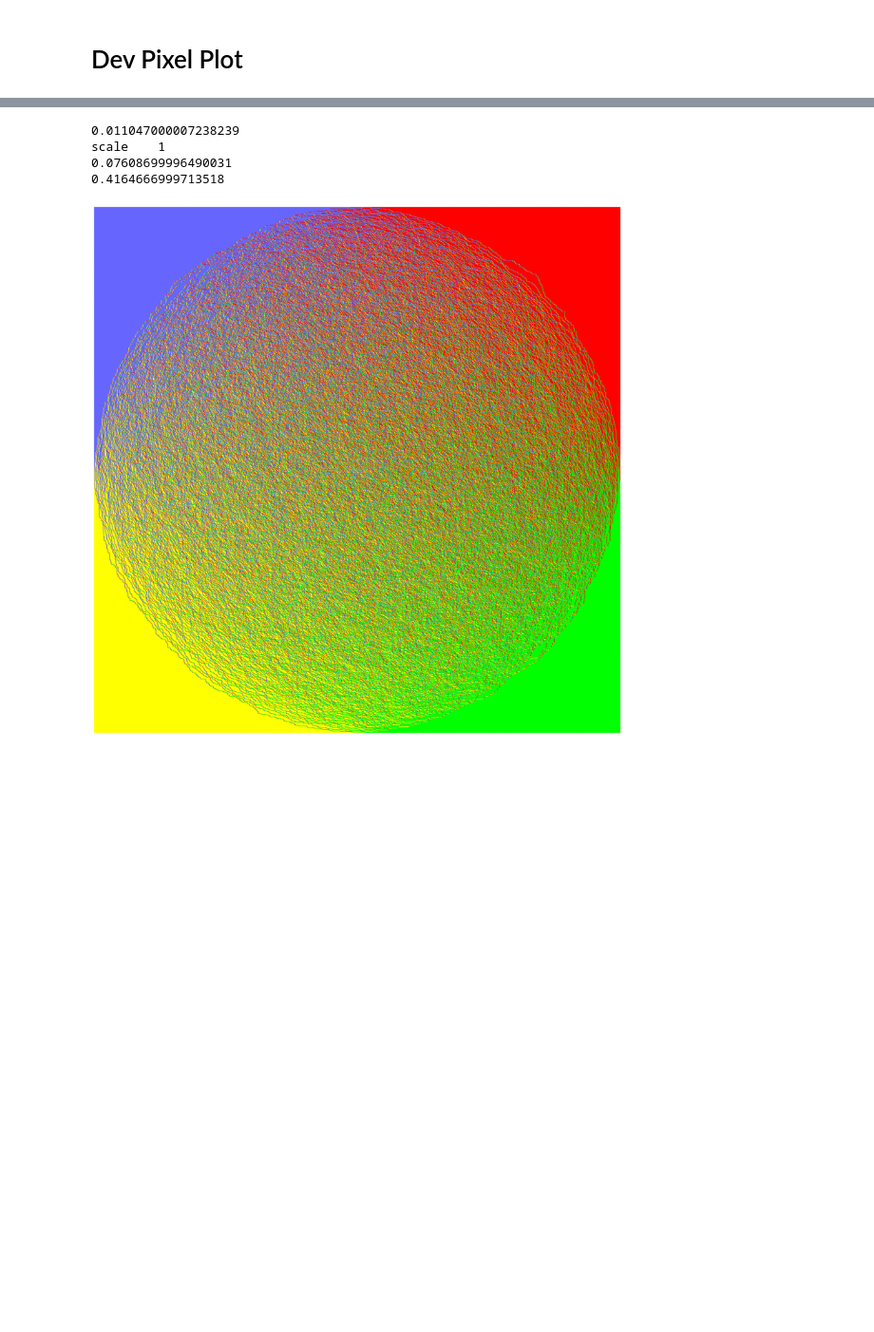
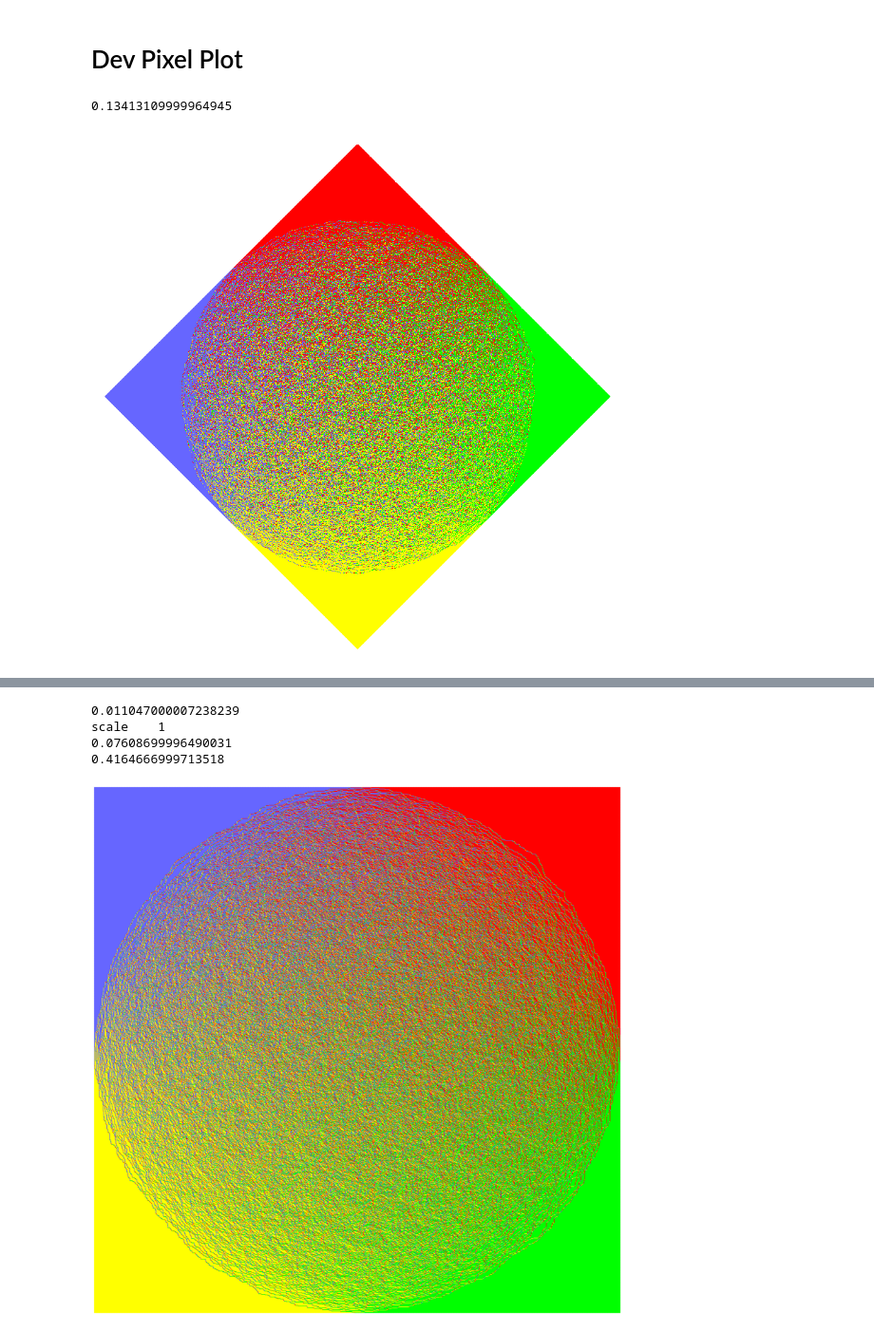
Before and after one commit to MaxvanHorssen/random-tilings, a Jupyter notebook: Dev Pixel Plot.ipynb, the cells around one changed output, grey strips where cells are left out. Shown at 95% size. Cells and saved outputs as stored; diff of their text form; code cells hidden in the pictures; blank space fills up the shorter version.

```diff
--- a/Dev Pixel Plot.ipynb
+++ b/Dev Pixel Plot.ipynb
@@ -241,6 +243,17 @@ def rotate_labels_45(A, scale, bg):
 # %%
-n = 10000
+n = 1000
 w = np.array([[1]])
+
 A = RT.Aztec(n,w)
 A.shuffle()
-M = A.get_M()
+M = A._RandomTiling__M
+
+dpi = max(2*n,100)
+Color = np.array([[1,1,1],[1,0,0],[0,1,0],[1,1,0],[0.4,0.4,1]])
+dpi = 200
+t1 = perf_counter()
+_ = diamond_img(M,dpi)
+print(perf_counter()-t1)
+# %% [output]
+0.13413109999964945
+[figure, added]
```
Also changed, not shown: parts of 4 cells of this notebook, 9 other files.
